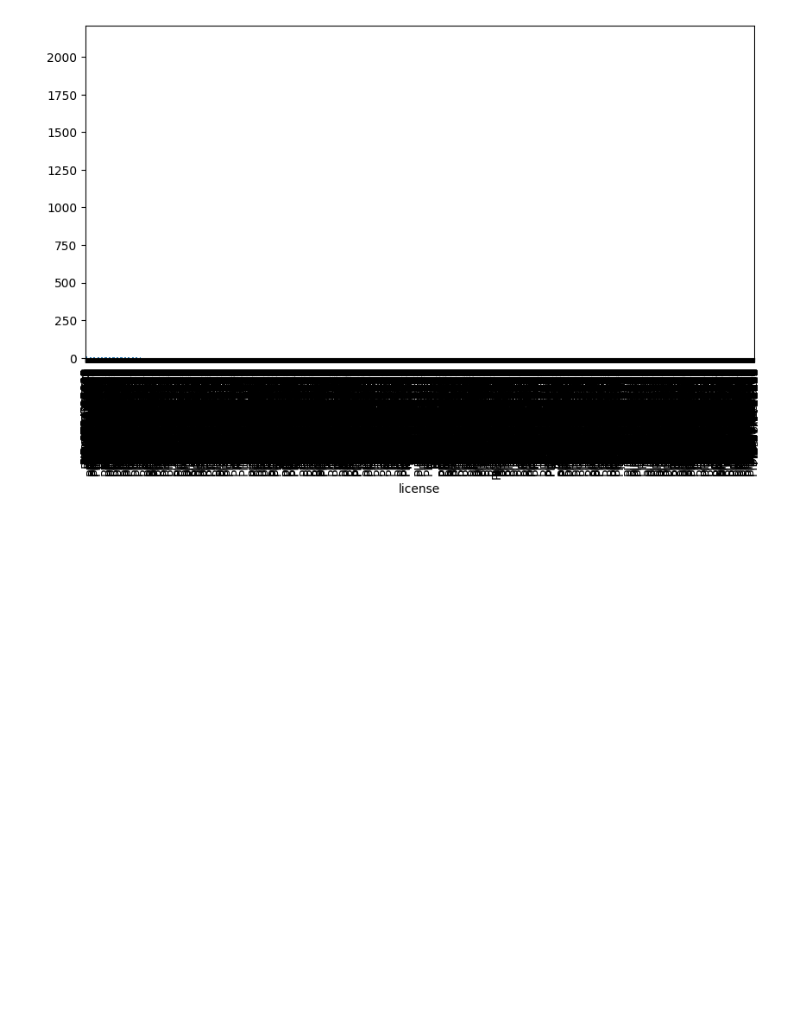
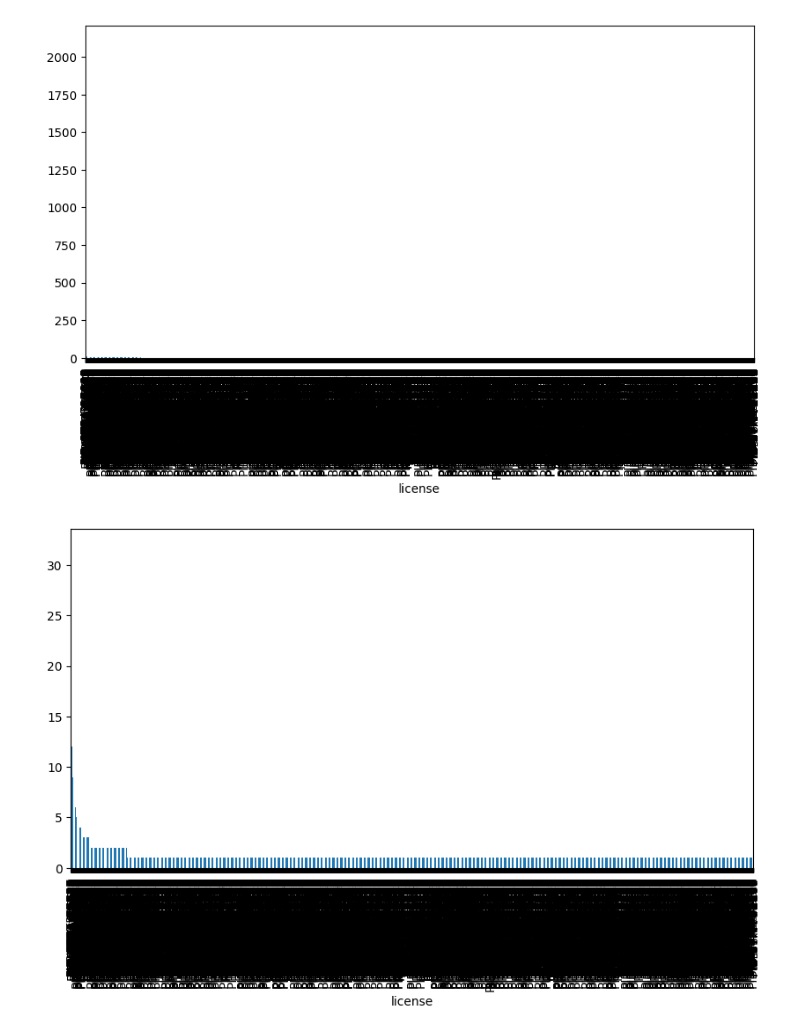
Before and after one commit to karenstevani/data_project, a Jupyter notebook: proj.ipynb, the cells around one changed output. Saved outputs shown, nothing was run; the diff lists cells and outputs as text; code cells hidden in the pictures; blank space fills up the shorter version.

```diff
--- a/proj.ipynb
+++ b/proj.ipynb
@@ -226,3 +226,8 @@ pdvc.plot(kind="bar")
 # %% [output]
 <Axes: xlabel='license'>
 [figure]
+# %%
+pdvc = listing_data.license.value_counts()
+pdvc[pdvc < 1000].plot(kind="bar");
+# %% [output]
+[figure, added]
```
Also changed, not shown: parts of 22 cells of this notebook.
